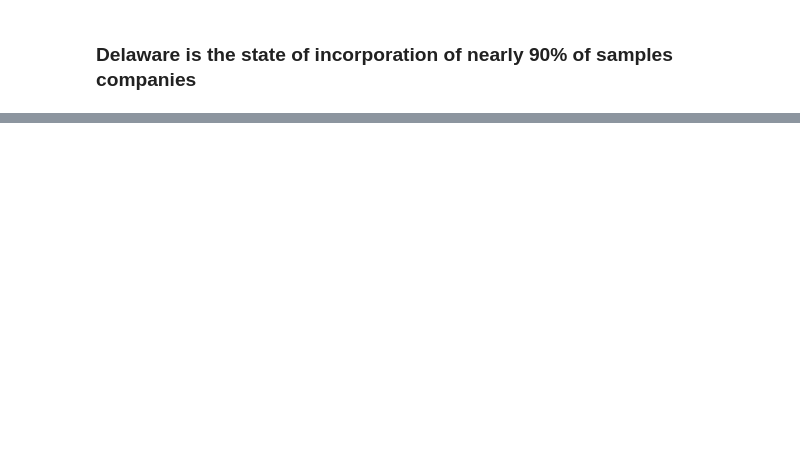
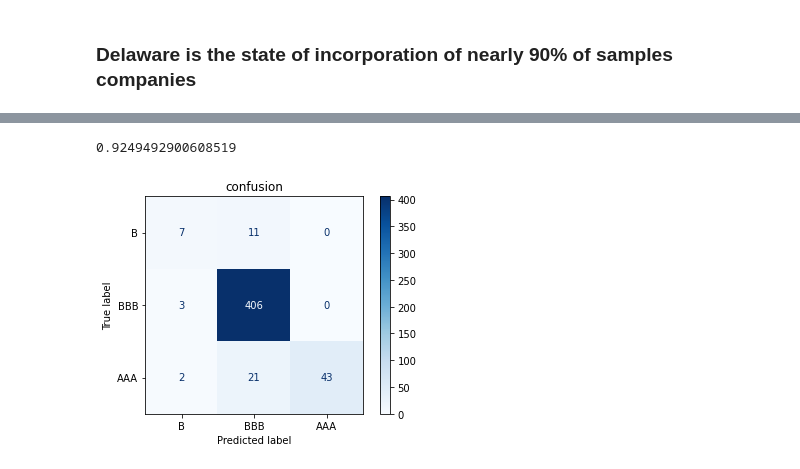
Before and after one commit to rodrigo-palmaka/honors-thesis, a Jupyter notebook: notebooks/EDA.ipynb, the cells around one changed output, grey strips where cells are left out. Cells and saved outputs as stored; diff of their text form; code cells hidden in the pictures; blank space fills up the shorter version.

```diff
--- a/notebooks/EDA.ipynb
+++ b/notebooks/EDA.ipynb
@@ -52,0 +268,6 @@ array(['DE', nan, 'OK', 'PA', 'NJ', 'FL', 'KY'], dtype=object)
+# %%
+Y=Y.ravel()
+# %%
+x_temp = merged.loc[ind_to_keep, numerical].values
+# %%
+x = x_temp[:, [2, 3, 6]]
@@ -52,0 +323,5 @@ array(['DE', nan, 'OK', 'PA', 'NJ', 'FL', 'KY'], dtype=object)
+# %%
+C = 1.0  # SVM regularization parameter
+svc = svm.SVC(kernel='linear', C=C).fit(x, Y)
+preds = svc.predict(x)
+preds
@@ -52,0 +346,4 @@ array(['DE', nan, 'OK', 'PA', 'NJ', 'FL', 'KY'], dtype=object)
+# %%
+sum(Y == preds)/Y.shape[0]
+# %% [output]
+0.9249492900608519
@@ -52,0 +353,12 @@ array(['DE', nan, 'OK', 'PA', 'NJ', 'FL', 'KY'], dtype=object)
+# %%
+disp = plot_confusion_matrix(svc, x, Y,
+                                 display_labels=['B', 'BBB','AAA'],
+                                 cmap=plt.cm.Blues)
+disp.ax_.set_title('confusion')
+
+# print(title)
+# print(disp.confusion_matrix)
+
+plt.show()
+# %% [output]
+[figure, added]
```
Also changed, not shown: parts of 38 cells of this notebook, 29 other files.
